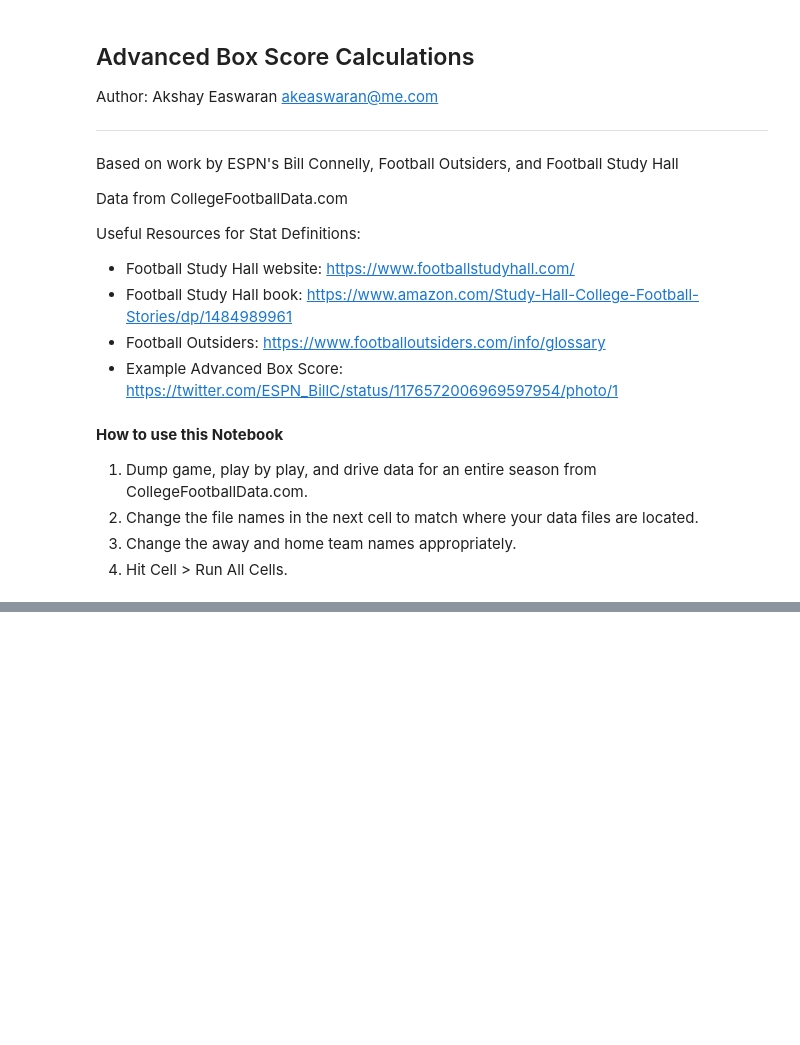
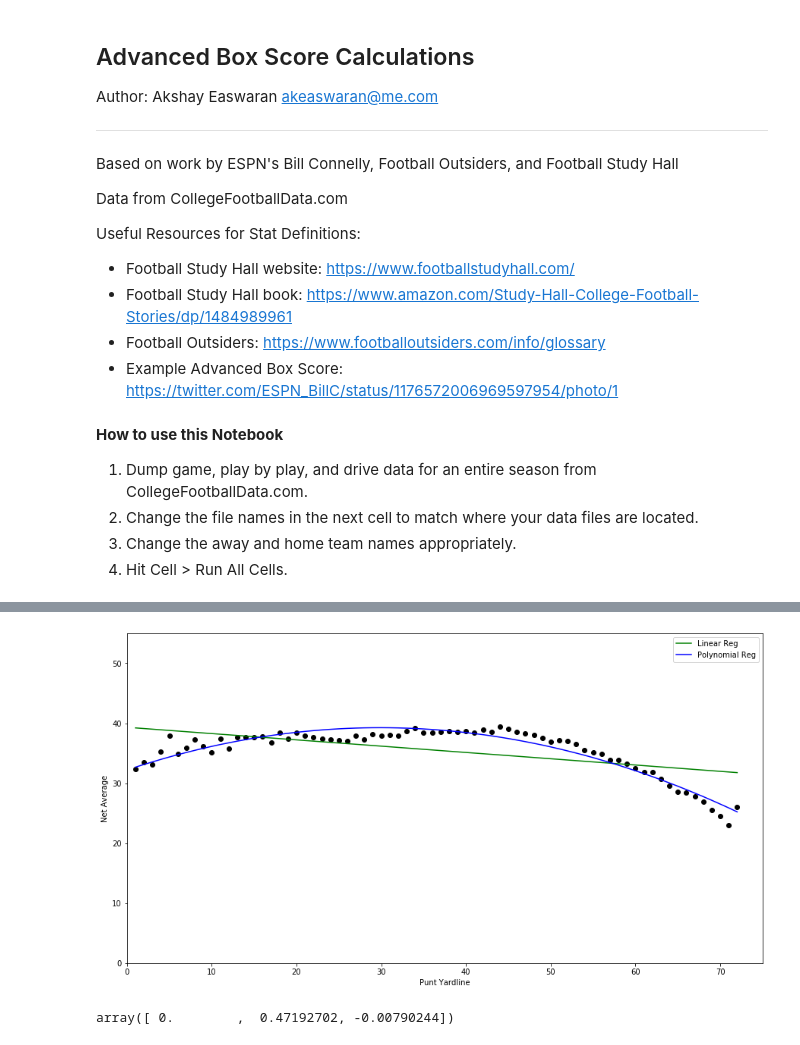
Before and after one commit to akeaswaran/cfb-pbp-analysis, a Jupyter notebook: national stats.ipynb, the cells around one changed output, grey strips where cells are left out. Cells and saved outputs as stored; diff of their text form; code cells hidden in the pictures; blank space fills up the shorter version.

```diff
--- a/national stats.ipynb
+++ b/national stats.ipynb
@@ -280,0 +296,40 @@ Rushing Def ER+: 86.88817838210473
+# %%
+from sklearn.preprocessing import PolynomialFeatures
+from sklearn.linear_model import LinearRegression
+from sklearn.pipeline import Pipeline
+
+
+base_set = punt_distance[punt_distance.Yardline <= 72.5]
+X = base_set.groupby('Yardline').apply(lambda y: y.Yardline).drop_duplicates().to_numpy()[:, np.newaxis]
+y = base_set.groupby('Yardline').apply(lambda y: y['Net'].mean()).to_numpy()
+
+# print(X)
+
+lin = LinearRegression()
+lin.fit(X, y)
+
+poly = PolynomialFeatures(degree = 2)
+X_poly = poly.fit_transform(X)
+poly.fit(X_poly, y)
+lin2 = LinearRegression()
+lin2.fit(X_poly, y)
+
+# lin2 = Pipeline([('poly', PolynomialFeatures(degree=2)), ('linear', LinearRegression(fit_intercept=False))])
+# lin2.fit(X_poly, y)
+
+fig, ax = plt.subplots(1, 1,figsize=(15,8))
+# Visualising the Linear Regression results
+ax.scatter(X, y, color = 'black')
+ax.set_ylim((0, 55))
+ax.set_xlim((0, 75))
+ax.set_ylabel("Net Average");
+ax.set_xlabel("Punt Yardline");
+ax.plot(X, lin.predict(X), color = 'g', label="Linear Reg")
+ax.plot(X, lin2.predict(poly.fit_transform(X)), color = 'b', label="Polynomial Reg")
+ax.legend();
+# %% [output]
+[figure, added]
+# %%
+lin2.coef_
+# %% [output]
+array([ 0.        ,  0.47192702, -0.00790244])
```
Also changed, not shown: parts of 16 cells of this notebook, 1 other file.
